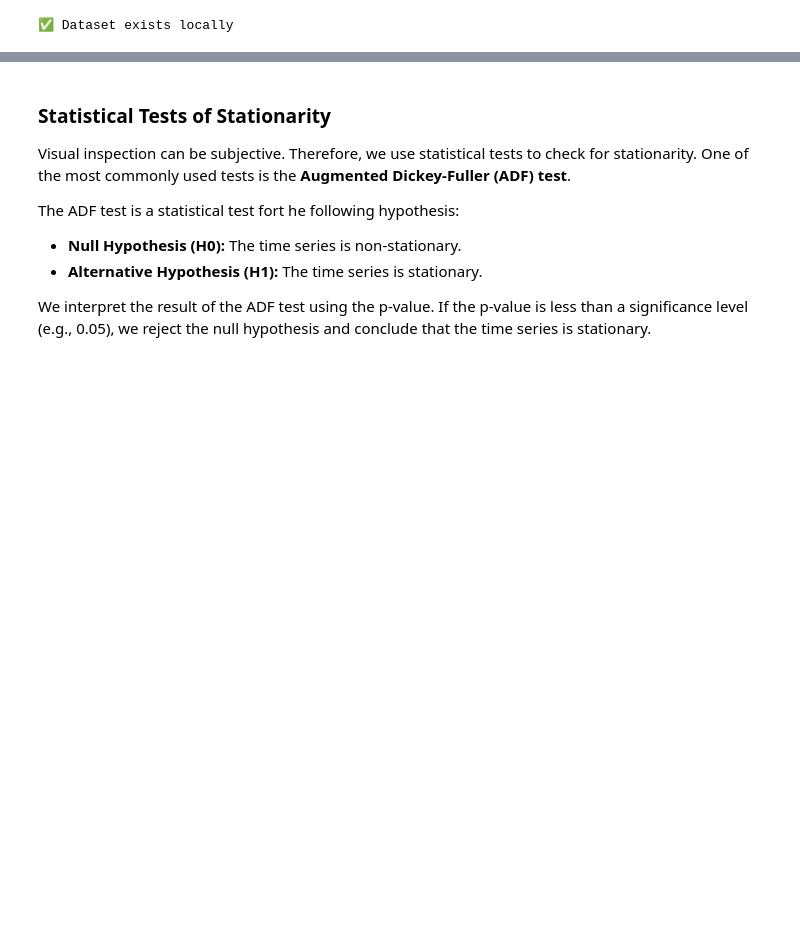
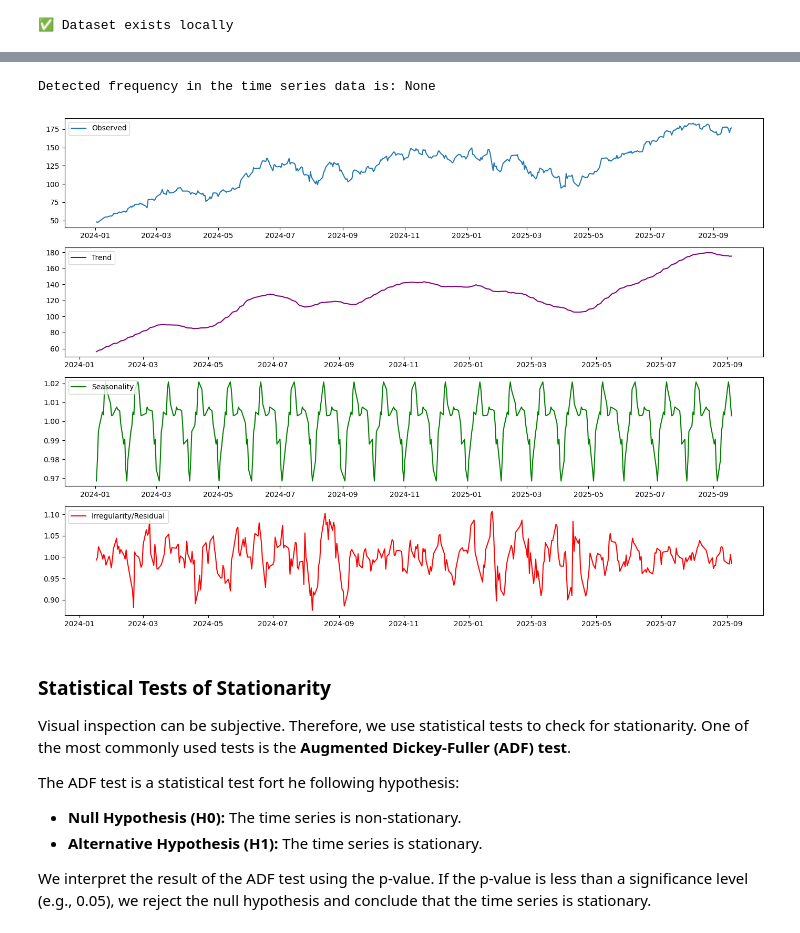
Before and after one commit to course-files/TimeSeriesForecastingandNeuralNetworks, a Jupyter notebook: 2_stationarizing_time_series_data.ipynb, the cells around one changed output, grey strips where cells are left out. Saved outputs shown, nothing was run; the diff lists cells and outputs as text; code cells hidden in the pictures; blank space fills up the shorter version.

```diff
--- a/2_stationarizing_time_series_data.ipynb
+++ b/2_stationarizing_time_series_data.ipynb
@@ -158,3 +260,62 @@ plt.show()
+# %%
+# Pick a single numeric series from the DataFrame if needed
+ts = data if isinstance(data, pd.Series) else data.select_dtypes(include='number').iloc[:, 0]
+ts = ts.astype('float64')
+
+# Ensure DateTimeIndex and set/keep frequency if possible
+if not isinstance(ts.index, pd.DatetimeIndex):
+    raise ValueError("Time series index must be a DateTimeIndex for seasonal decomposition.")
+# Try to infer frequency if not present
+if ts.index.freq is None:
+    inferred = pd.infer_freq(ts.index)
+    if inferred is not None:
+        ts = ts.asfreq(inferred)
+
+# Decide model safely: multiplicative requires strictly positive values
+model_to_use = 'multiplicative' if (ts > 0).all() else 'additive'
+
+# Choose a sensible seasonal period based on frequency and desired cycle
+# Set which seasonal cycle you want to capture: 'weekly' (trading week) or 'annual' (trading year)
+seasonality_target = 'weekly'  # or 'annual'
+
+period = 21  # fallback default
+if ts.index.freq is not None:
+    freqstr = ts.index.freqstr.upper()
+    if 'B' in freqstr:  # Business-day frequency (weekdays only)
+        period = 5 if seasonality_target == 'weekly' else 252
+    elif 'M' in freqstr:  # Monthly
+        period = 12
+    elif 'W' in freqstr:  # Weekly
+        period = 52
+    elif 'Q' in freqstr:  # Quarterly
+        period = 4
+    elif 'D' in freqstr:  # Calendar daily (weekends included)
+        period = 7 if seasonality_target == 'weekly' else 365
+
+print("Detected frequency in the time series data is:", ts.index.freq)
+# Decompose the time series
+decomposition = seasonal_decompose(ts, model=model_to_use, period=period)
+
+# Plot the components
+plt.figure(figsize=(14, 10))
+plt.subplot(411)
+plt.plot(decomposition.observed, label='Observed')
+plt.legend(loc='upper left')
+plt.subplot(412)
+plt.plot(decomposition.trend, label='Trend', color='purple')
+plt.legend(loc='upper left')
+plt.subplot(413)
+plt.plot(decomposition.seasonal, label='Seasonality', color='green')
+plt.legend(loc='upper left')
+plt.subplot(414)
+plt.plot(decomposition.resid, label='Irregularity/Residual', color='red')
+plt.legend(loc='upper left')
+plt.tight_layout()
+plt.show()
+# ... existing code ...
+# %% [output]
+Detected frequency in the time series data is: None
+[figure, added]
 # %% [markdown]
 ### Statistical Tests of Stationarity
 
```
Also changed, not shown: parts of 28 cells of this notebook, 1 other file.
